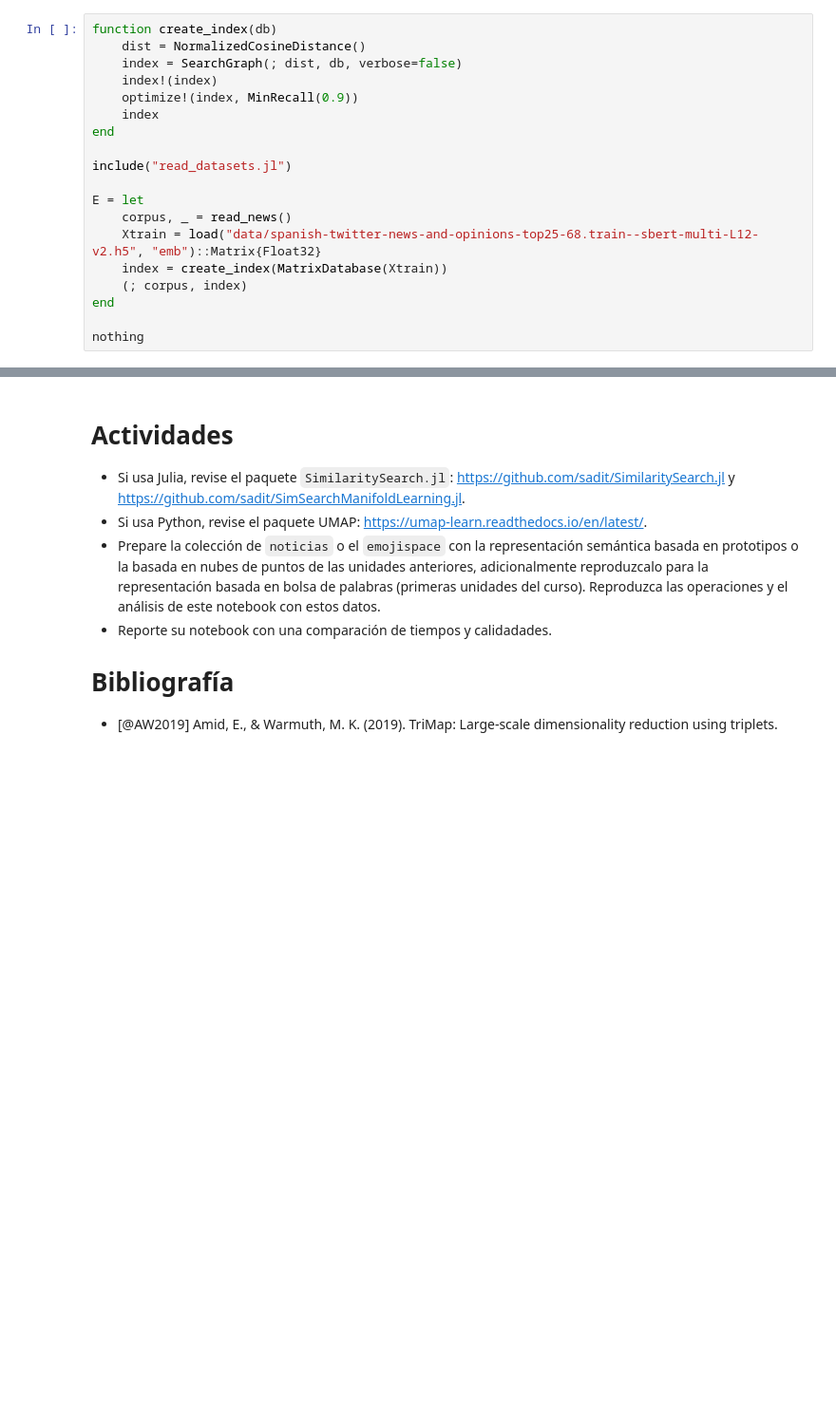
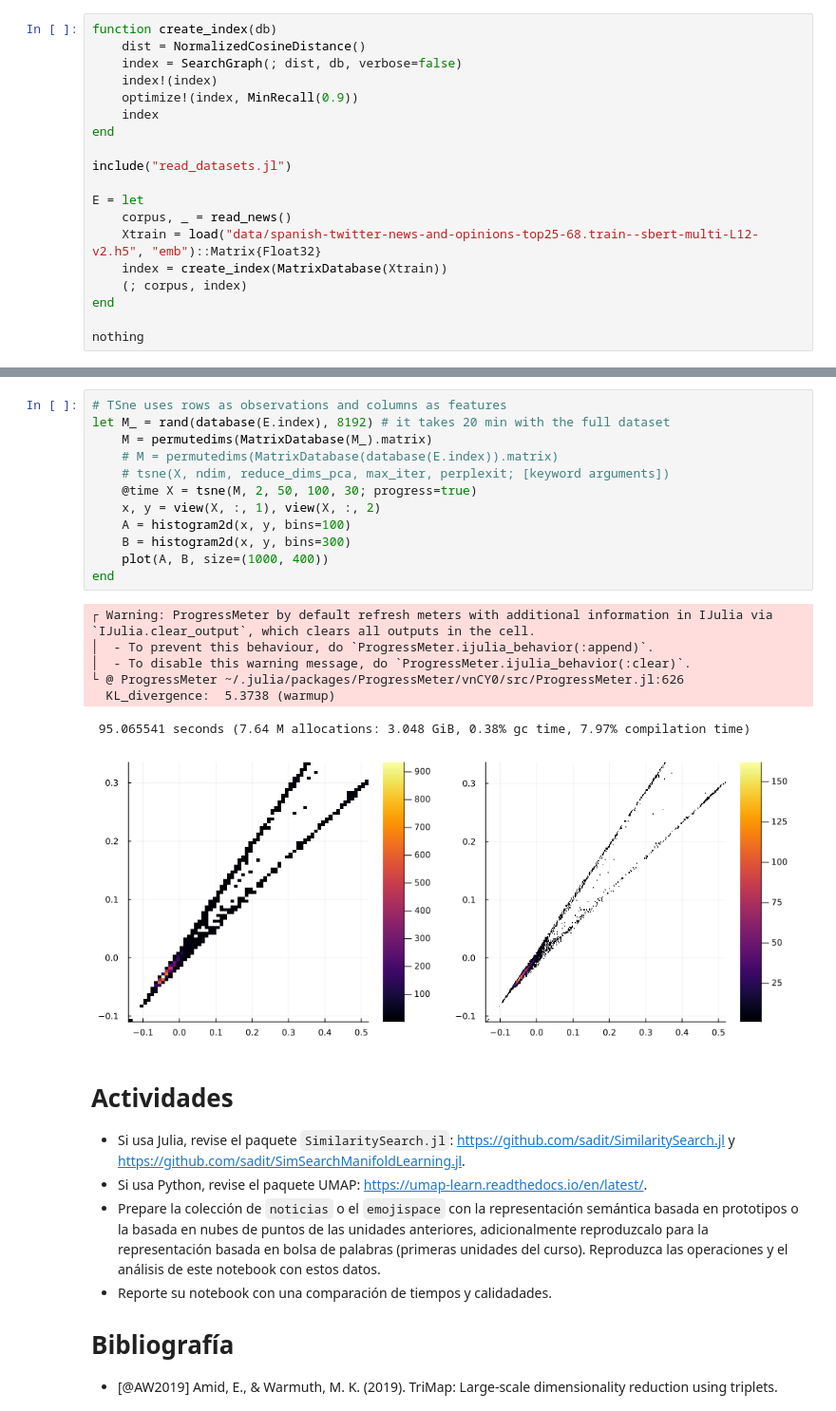
Before and after one commit to sadit/IR-2024, a Jupyter notebook: Unidades/u07.ipynb, the cells around one changed output, grey strips where cells are left out. Shown at 95% size. Saved outputs shown, nothing was run; the diff lists cells and outputs as text; blank space fills up the shorter version.

```diff
--- a/Unidades/u07.ipynb
+++ b/Unidades/u07.ipynb
@@ -85,3 +120,23 @@ end
+# %%
+# TSne uses rows as observations and columns as features
+let M_ = rand(database(E.index), 8192) # it takes 20 min with the full dataset
+    M = permutedims(MatrixDatabase(M_).matrix)
+    # M = permutedims(MatrixDatabase(database(E.index)).matrix)
+    # tsne(X, ndim, reduce_dims_pca, max_iter, perplexit; [keyword arguments])
+    @time X = tsne(M, 2, 50, 100, 30; progress=true)
+    x, y = view(X, :, 1), view(X, :, 2)
+    A = histogram2d(x, y, bins=100)
+    B = histogram2d(x, y, bins=300)
+    plot(A, B, size=(1000, 400))
+end
+# %% [output]
+┌ Warning: ProgressMeter by default refresh meters with additional information in IJulia via `IJulia.clear_output`, which clears all outputs in the cell.
+│  - To prevent this behaviour, do `ProgressMeter.ijulia_behavior(:append)`.
+│  - To disable this warning message, do `ProgressMeter.ijulia_behavior(:clear)`.
+└ @ ProgressMeter ~/.julia/packages/ProgressMeter/vnCY0/src/ProgressMeter.jl:626
+  KL_divergence:  5.3738 (warmup)
+ 95.065541 seconds (7.64 M allocations: 3.048 GiB, 0.38% gc time, 7.97% compilation time)
+[figure, added]
 # %% [markdown]
 
 # Actividades
```
Also changed, not shown: parts of 12 cells of this notebook, 2 other files.
